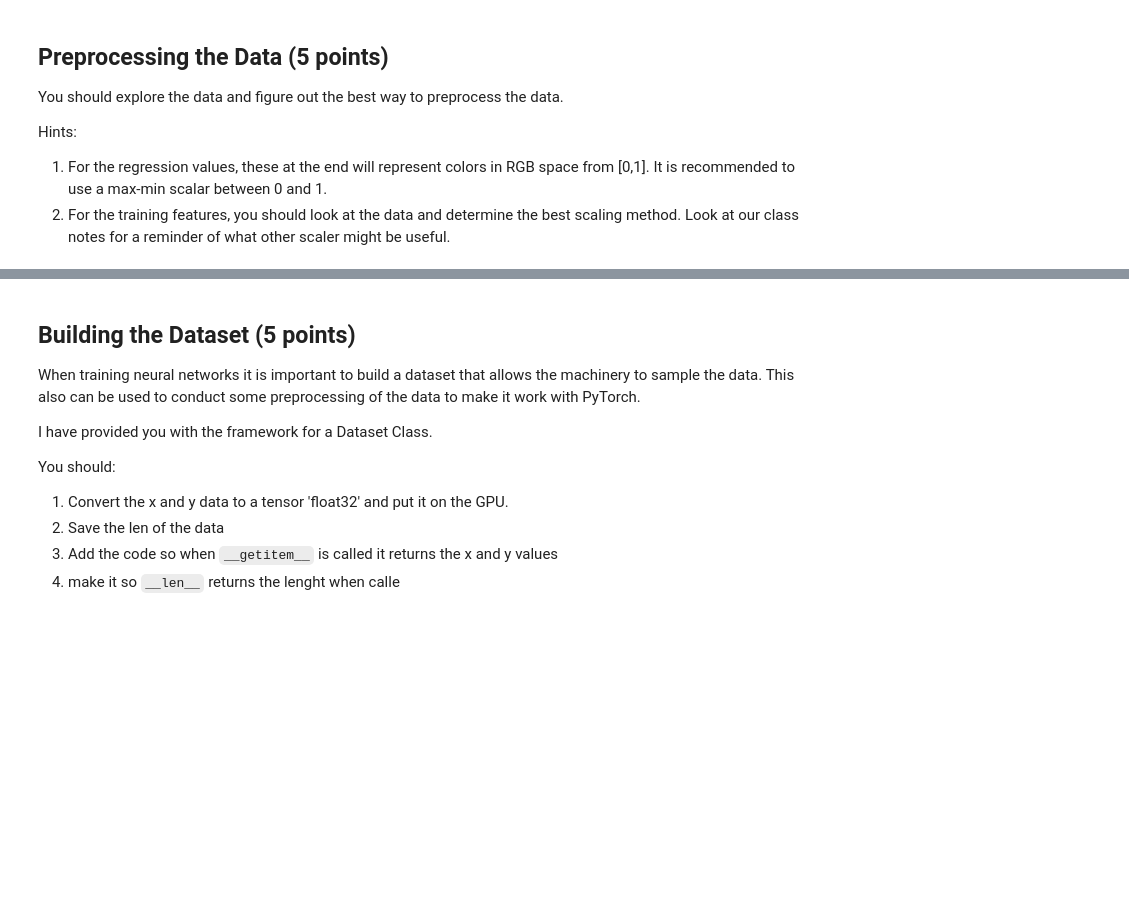
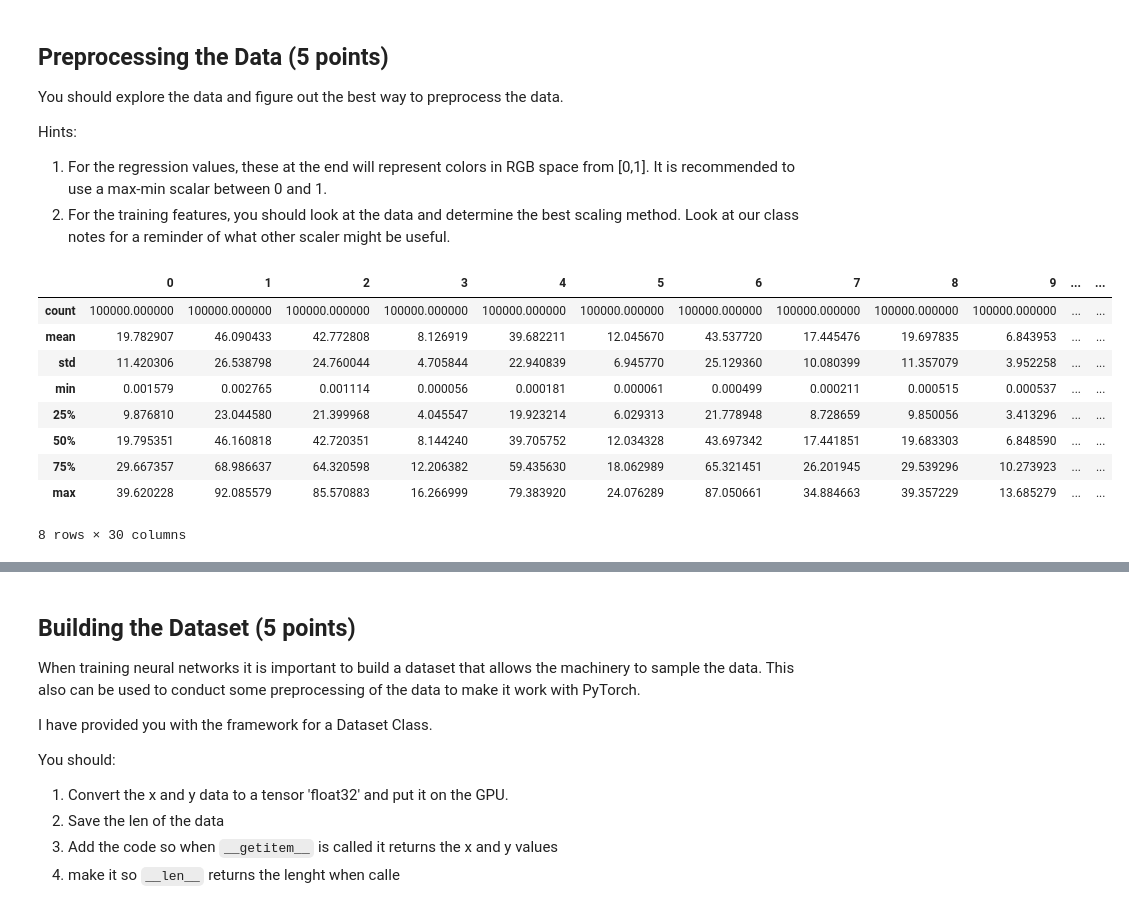
Before and after one commit to henginsever/Homework_3_Machine_Learning, a Jupyter notebook: Final_Exam_Assignment.ipynb, the cells around one changed output, grey strips where cells are left out. Cells and saved outputs as stored; diff of their text form; code cells hidden in the pictures; blank space fills up the shorter version.

```diff
--- a/Final_Exam_Assignment.ipynb
+++ b/Final_Exam_Assignment.ipynb
@@ -68,0 +87,5 @@ The data is provided to you as a compressed NumPy array saved as 'data.npz'. Whe
+# %%
+with np.load('data.npz') as data:
+    training_feat = data['training_feat']
+    training_true = data['training_true']
+    validation_feat = data['validation_feat']
@@ -78,0 +122,14 @@ Hints:
+# %%
+pd_training_feat = pd.DataFrame(training_feat)
+pd_training_feat.describe()
+# %% [output]
+|  | 0 | 1 | 2 | 3 | 4 | 5 | 6 | 7 | 8 | 9 | ... | ... |
+| count | 100000.000000 | 100000.000000 | 100000.000000 | 100000.000000 | 100000.000000 | 100000.000000 | 100000.000000 | 100000.000000 | 100000.000000 | 100000.000000 | ... | ... |
+| mean | 19.782907 | 46.090433 | 42.772808 | 8.126919 | 39.682211 | 12.045670 | 43.537720 | 17.445476 | 19.697835 | 6.843953 | ... | ... |
+| std | 11.420306 | 26.538798 | 24.760044 | 4.705844 | 22.940839 | 6.945770 | 25.129360 | 10.080399 | 11.357079 | 3.952258 | ... | ... |
+| min | 0.001579 | 0.002765 | 0.001114 | 0.000056 | 0.000181 | 0.000061 | 0.000499 | 0.000211 | 0.000515 | 0.000537 | ... | ... |
+| 25% | 9.876810 | 23.044580 | 21.399968 | 4.045547 | 19.923214 | 6.029313 | 21.778948 | 8.728659 | 9.850056 | 3.413296 | ... | ... |
+| 50% | 19.795351 | 46.160818 | 42.720351 | 8.144240 | 39.705752 | 12.034328 | 43.697342 | 17.441851 | 19.683303 | 6.848590 | ... | ... |
+| 75% | 29.667357 | 68.986637 | 64.320598 | 12.206382 | 59.435630 | 18.062989 | 65.321451 | 26.201945 | 29.539296 | 10.273923 | ... | ... |
+| max | 39.620228 | 92.085579 | 85.570883 | 16.266999 | 79.383920 | 24.076289 | 87.050661 | 34.884663 | 39.357229 | 13.685279 | ... | ... |
+8 rows × 30 columns
```
Also changed, not shown: parts of 37 cells of this notebook, 1 other file.
